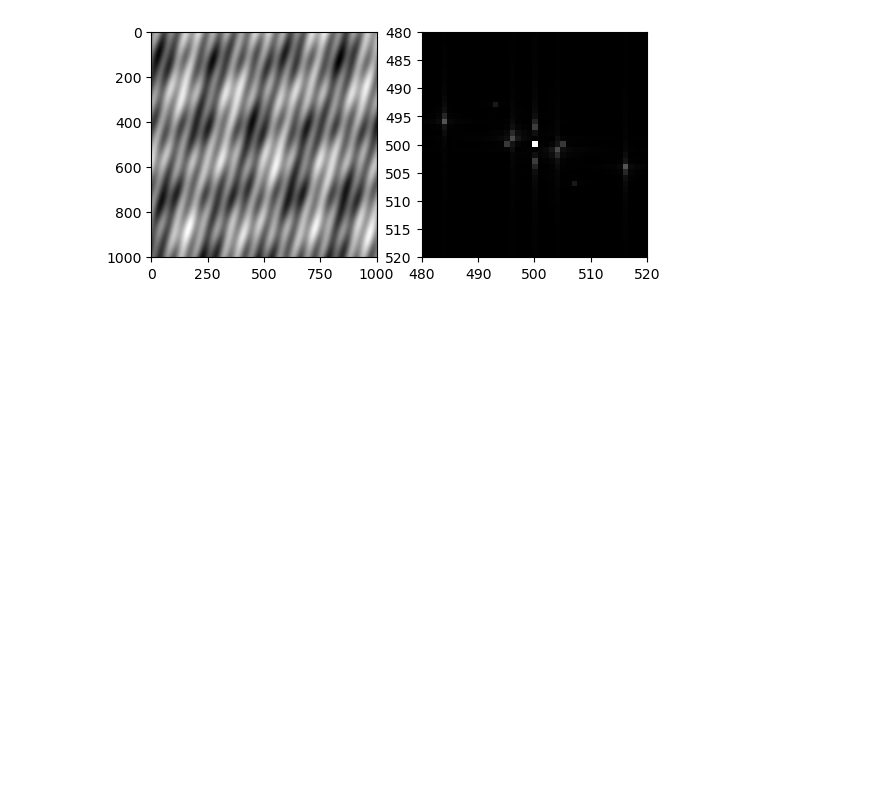
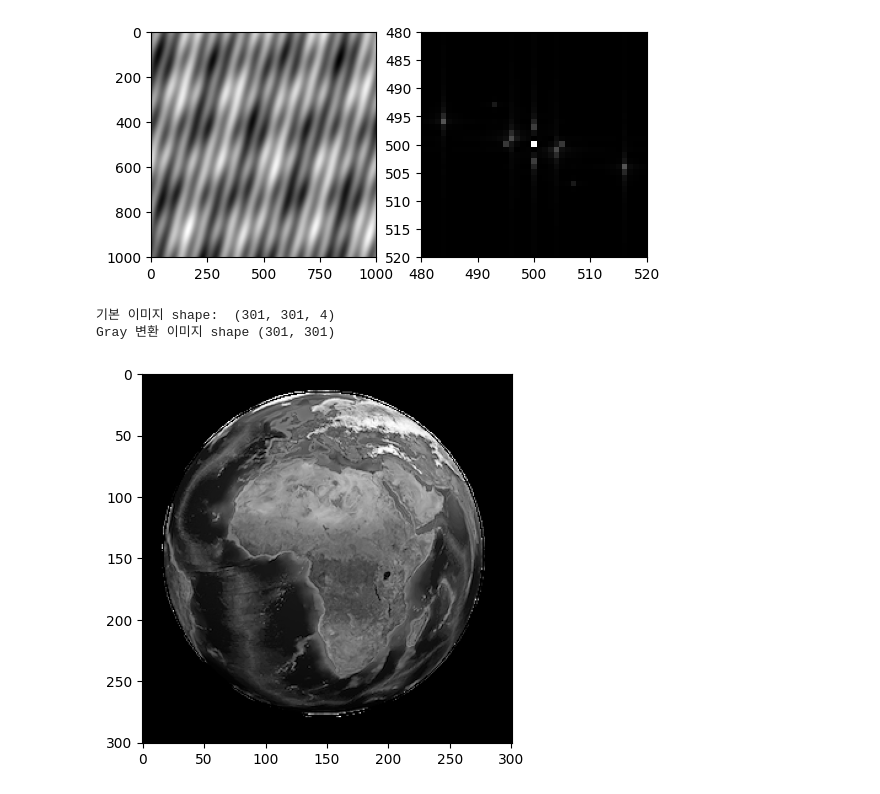
Before and after one commit to mings-k/Basic, a Jupyter notebook: Image_Freq/freq_prac.ipynb, the cells around one changed output. Drawn from its saved outputs; the diff is of its cells as text; code cells hidden in the pictures; blank space fills up the shorter version.

```diff
--- a/Image_Freq/freq_prac.ipynb
+++ b/Image_Freq/freq_prac.ipynb
@@ -262,3 +261,20 @@ plt.ylim([520, 480])  # Note, order is reversed for y
 plt.show()
 # %% [output]
 [figure]
+# %%
+# 이미지 Gray로 불러오기
+import matplotlib.pyplot as plt
+
+img = plt.imread('Earth.png')
+print("기본 이미지 shape: ",img.shape)
+# Gray로 변환
+img = img[:,:, :3].mean(axis=2)
+print("Gray 변환 이미지 shape",img.shape)
+
+plt.set_cmap("gray")
+plt.imshow(img)
+plt.show()
+# %% [output]
+기본 이미지 shape:  (301, 301, 4)
+Gray 변환 이미지 shape (301, 301)
+[figure, added]
```
Also changed, not shown: parts of 4 cells of this notebook, 1 other file.
